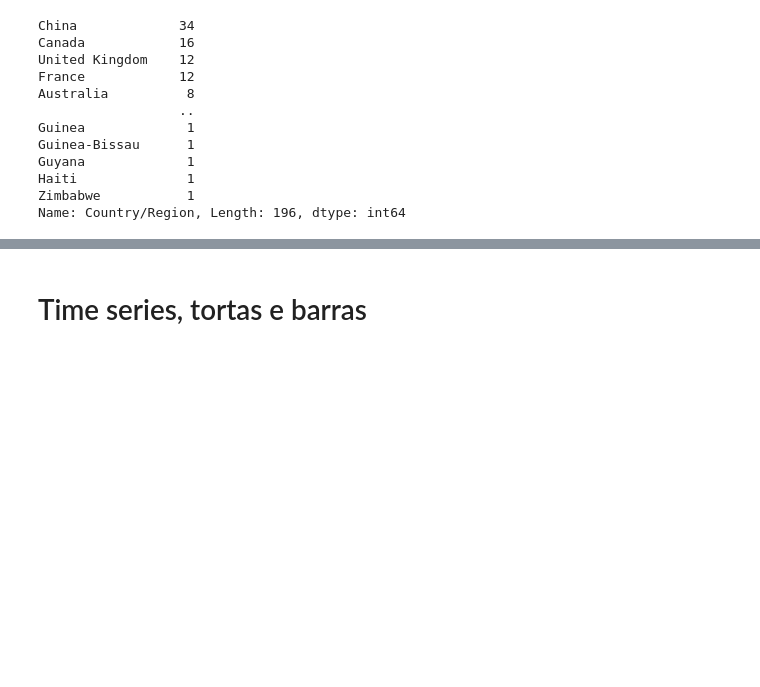
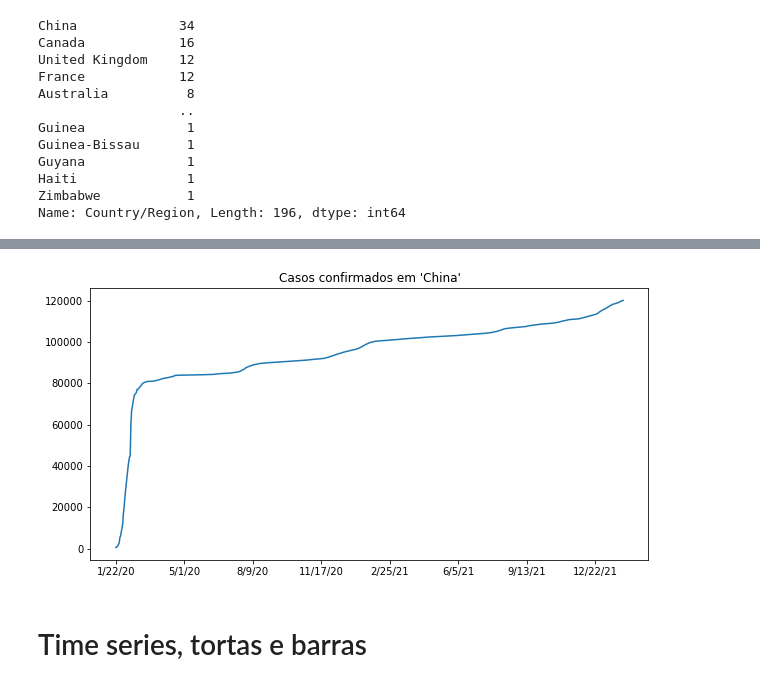
Before and after one commit to Julio-Cezar-Candido/Curso-Data-Science-Analises-para-saude-e-medicina, a Jupyter notebook: Aulas-Projeto.ipynb, the cells around one changed output, grey strips where cells are left out. Drawn from its saved outputs; the diff is of its cells as text; code cells hidden in the pictures; blank space fills up the shorter version.

```diff
--- a/Aulas-Projeto.ipynb
+++ b/Aulas-Projeto.ipynb
@@ -169,2 +170,9 @@ plt.show()
+# %%
+plt.figure(figsize=(10,5))
+confirmed_by_country.loc["China"][2:].plot()
+plt.title("Casos confirmados em 'China'")
+plt.show()
+# %% [output]
+[figure, added]
 # %% [markdown]
 # Time series, tortas e barras
```
Also changed, not shown: parts of 29 cells of this notebook.
